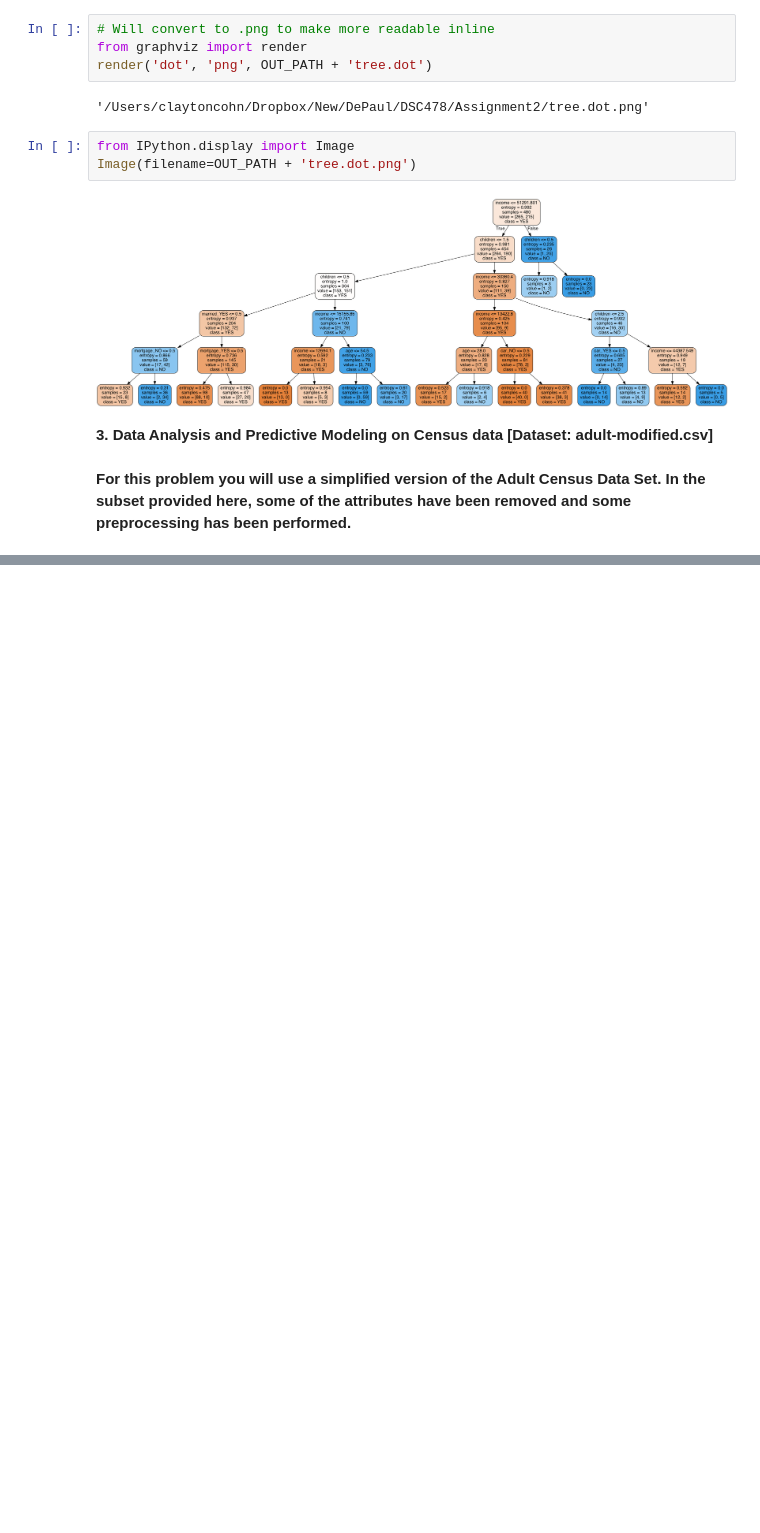
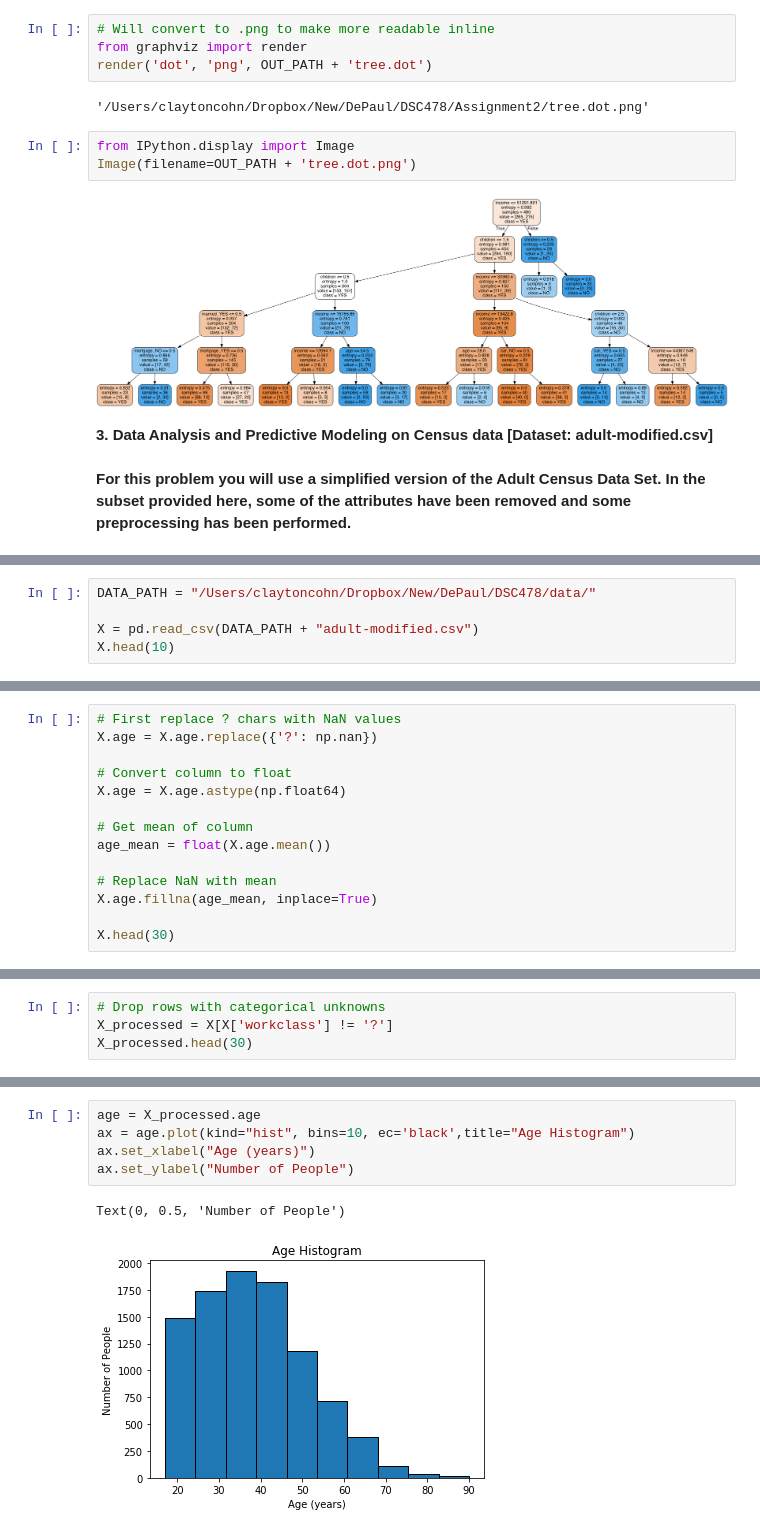
Before and after one commit to claytoncohn/DSC478, a Jupyter notebook: Jupyter/Assignment2.ipynb, the cells around one changed output, grey strips where cells are left out. Saved outputs shown, nothing was run; the diff lists cells and outputs as text; blank space fills up the shorter version.

```diff
--- a/Jupyter/Assignment2.ipynb
+++ b/Jupyter/Assignment2.ipynb
@@ -729,0 +733,5 @@ __3. Data Analysis and Predictive Modeling on Census data [Dataset: adult-modifi
+# %%
+DATA_PATH = "/Users/claytoncohn/Dropbox/New/DePaul/DSC478/data/"
+
+X = pd.read_csv(DATA_PATH + "adult-modified.csv")
+X.head(10)
@@ -729,0 +752,14 @@ __3. Data Analysis and Predictive Modeling on Census data [Dataset: adult-modifi
+# %%
+# First replace ? chars with NaN values
+X.age = X.age.replace({'?': np.nan})
+
+# Convert column to float
+X.age = X.age.astype(np.float64)
+
+# Get mean of column
+age_mean = float(X.age.mean())
+
+# Replace NaN with mean
+X.age.fillna(age_mean, inplace=True)
+
+X.head(30)
@@ -729,0 +784,4 @@ __3. Data Analysis and Predictive Modeling on Census data [Dataset: adult-modifi
+# %%
+# Drop rows with categorical unknowns
+X_processed = X[X['workclass'] != '?']
+X_processed.head(30)
@@ -729,0 +823,8 @@ __3. Data Analysis and Predictive Modeling on Census data [Dataset: adult-modifi
+# %%
+age = X_processed.age
+ax = age.plot(kind="hist", bins=10, ec='black',title="Age Histogram")
+ax.set_xlabel("Age (years)")
+ax.set_ylabel("Number of People")
+# %% [output]
+Text(0, 0.5, 'Number of People')
+[figure, added]
```
Also changed, not shown: parts of 15 cells of this notebook.
